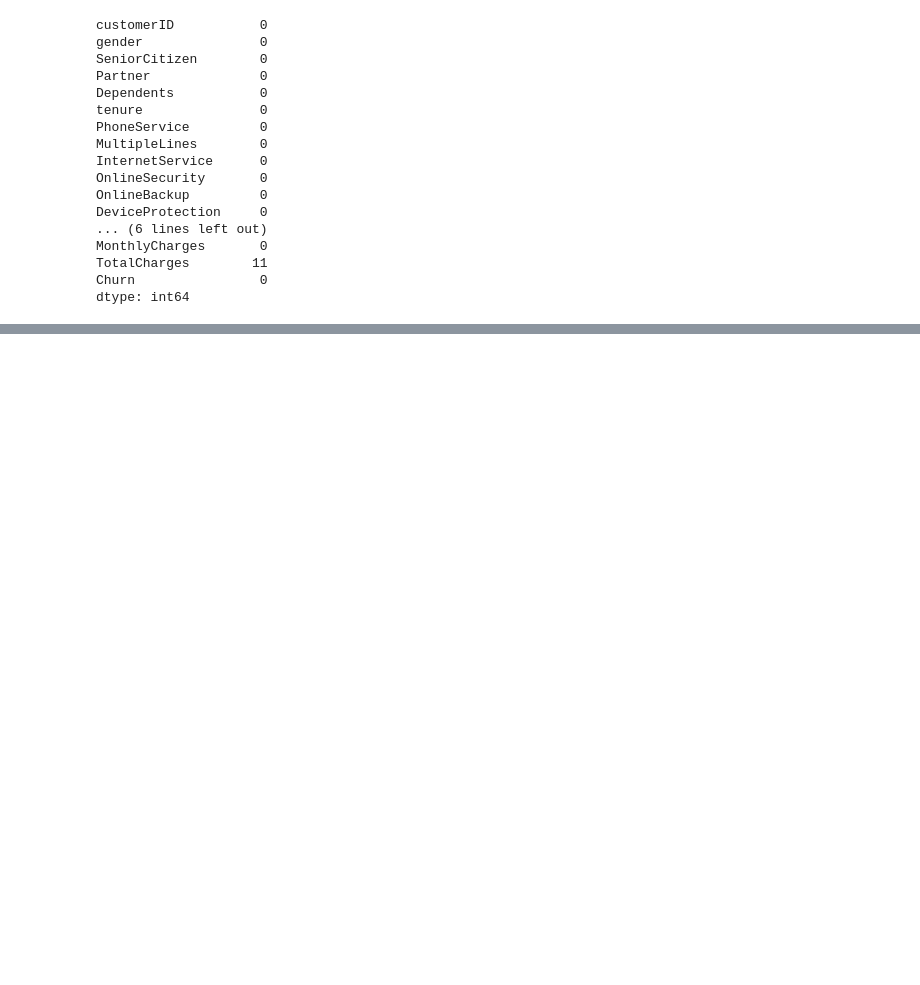
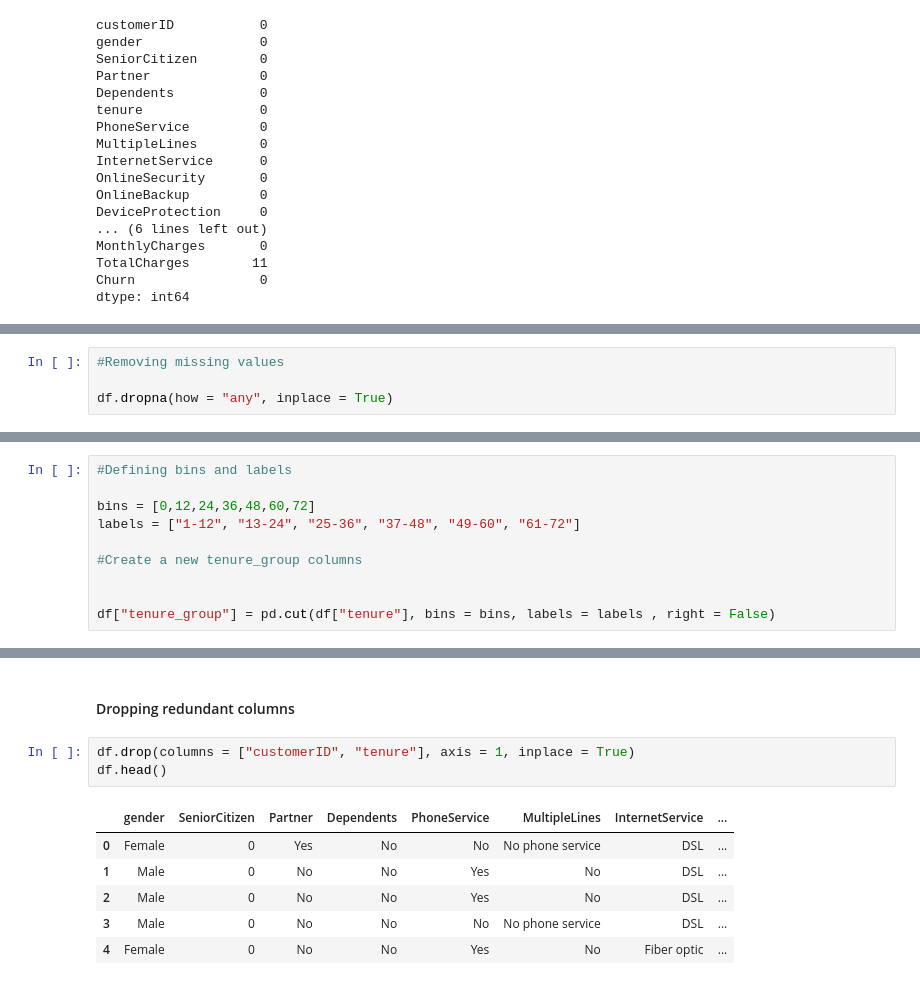
Before and after one commit to corpsedust/NareshIT, a Jupyter notebook: Self-practice/Churn_Project/EDA.ipynb, the cells around one changed output, grey strips where cells are left out. Drawn from its saved outputs; the diff is of its cells as text; blank space fills up the shorter version.

```diff
--- a/Self-practice/Churn_Project/EDA.ipynb
+++ b/Self-practice/Churn_Project/EDA.ipynb
@@ -236,0 +245,4 @@ df1[df1["TotalCharges"].isna() == True]
+# %%
+#Removing missing values
+
+df.dropna(how = "any", inplace = True)
@@ -236,0 +255,10 @@ df1[df1["TotalCharges"].isna() == True]
+# %%
+#Defining bins and labels
+
+bins = [0,12,24,36,48,60,72]
+labels = ["1-12", "13-24", "25-36", "37-48", "49-60", "61-72"]
+
+#Create a new tenure_group columns
+
+
+df["tenure_group"] = pd.cut(df["tenure"], bins = bins, labels = labels , right = False)
@@ -236,0 +276,12 @@ df1[df1["TotalCharges"].isna() == True]
+# %% [markdown]
+<h4>Dropping redundant columns</h4>
+# %%
+df.drop(columns = ["customerID", "tenure"], axis = 1, inplace = True)
+df.head()
+# %% [output]
+|  | gender | SeniorCitizen | Partner | Dependents | PhoneService | MultipleLines | InternetService | ... |
+| 0 | Female | 0 | Yes | No | No | No phone service | DSL | ... |
+| 1 | Male | 0 | No | No | Yes | No | DSL | ... |
+| 2 | Male | 0 | No | No | Yes | No | DSL | ... |
+| 3 | Male | 0 | No | No | No | No phone service | DSL | ... |
+| 4 | Female | 0 | No | No | Yes | No | Fiber optic | ... |
```
Also changed, not shown: parts of 7 cells of this notebook, 1 other file.
